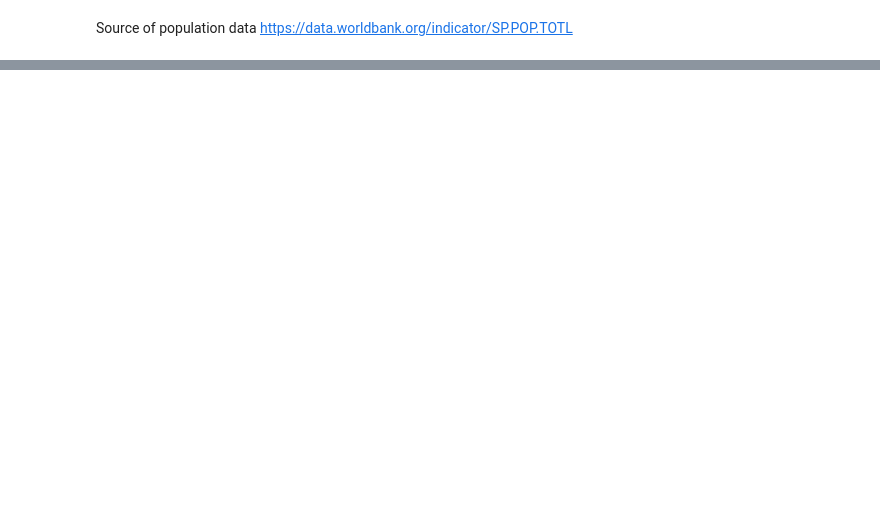
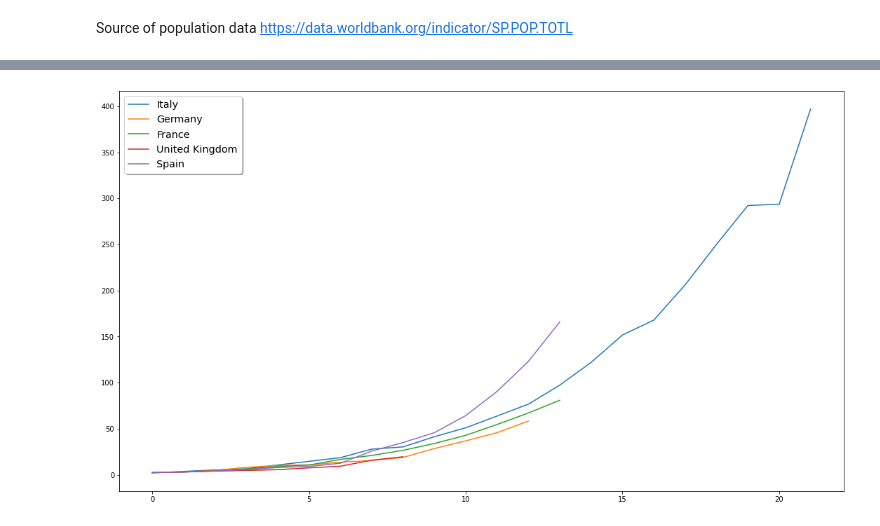
Before and after one commit to terkalma/coviddata, a Jupyter notebook: main.ipynb, the cells around one changed output, grey strips where cells are left out. Drawn from its saved outputs; the diff is of its cells as text; code cells hidden in the pictures; blank space fills up the shorter version.

Commit message:
adding new data + examples

```diff
--- a/main.ipynb
+++ b/main.ipynb
@@ -89,0 +71,5 @@ def pre_process(data):
+# %%
+# Example: Day 0 is considered to be the first day when the total became 5 / million.
+
+df = pre_process(data, 'normalized_total_case_count', threshold=5)
+df[df.country == 'Spain'].head()
@@ -89,0 +83,26 @@ def pre_process(data):
+# %%
+def plot_countries(df, metric, *countries):
+    """
+    Plots a given metric for a provided list of countries.
+    Possible metrics are:
+
+    'new' - number of new cases each day.
+    'total' - total number of cases.
+    'new_deceased' - number of deceased each day.
+    'total_deceased' - total number of deceased.
+    'total_per_mil' - total number of cases per million people.
+    'increase' - increase in percentage compared to the previous day.
+    'new_per_mil' - number of new cases per million people.
+    'new_deceased_per_mil' - number of deceased each day per million people.
+    'total_deceased_per_mil' - total number of deceased per million people
+    """
+    colors = list(matplotlib.colors.BASE_COLORS.keys())
+    fig, ax = plt.subplots()
+
+    for index, country in enumerate(countries):
+        data = df[df.country == country]
+        ax.plot(data.days, data[metric], label=country)
+
+    fig.set_size_inches(18.5, 10.5)
+    legend = ax.legend(loc='upper left', shadow=True, fontsize='x-large')
+    plt.show()
@@ -89,0 +114,5 @@ def pre_process(data):
+# %%
+df = pre_process(data, 'normalized_total_case_count', threshold=2)
+plot_countries(df, 'total_per_mil', 'Italy', 'Germany', 'France', 'United Kingdom', 'Spain')
+# %% [output]
+[figure, added]
```
Also changed, not shown: parts of 21 cells of this notebook, 5 other files.
